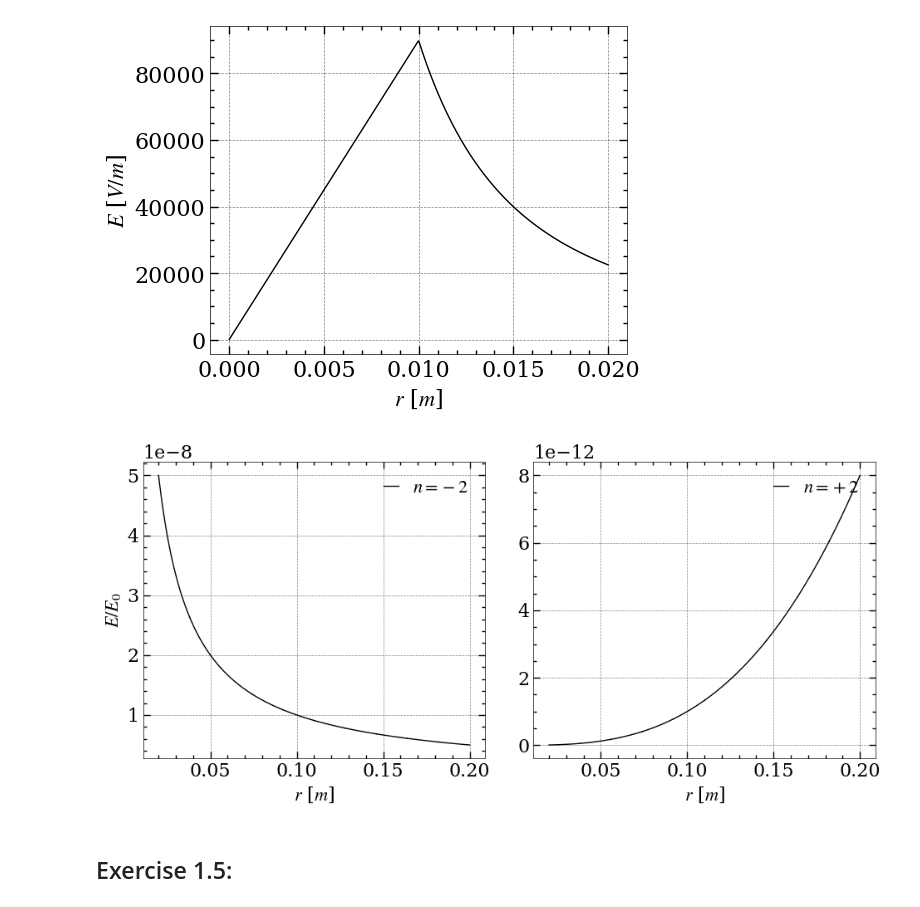
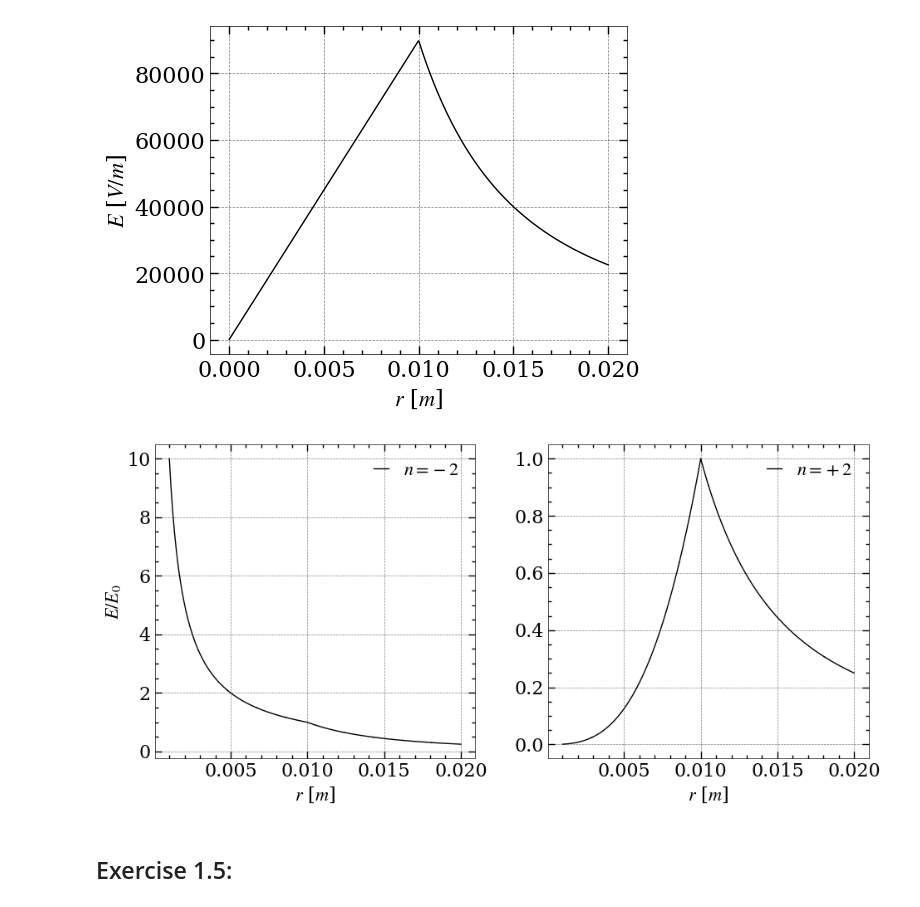
Before and after one commit to DimitrisKour/Classical-Electrodynamics---Subatomics-Master-s, a Jupyter notebook: Classical Electrodynamics - Jackson - Chapter 1 Problem Solutions.ipynb, the cells around one changed output. Drawn from its saved outputs; the diff is of its cells as text; code cells hidden in the pictures.

```diff
--- a/Classical Electrodynamics - Jackson - Chapter 1 Problem Solutions.ipynb
+++ b/Classical Electrodynamics - Jackson - Chapter 1 Problem Solutions.ipynb
@@ -131,35 +131,33 @@ plt.show()
 # %% [output]
 [figure]
 # %%
-r_vals = np.linspace(0.2, 2*a, 100000)
-
-q = 1 ; a = 1
+r_vals = np.linspace(1e-3, 2*a, 100000)
 
 # Compute for n = -2 and +2
 E_n_minus2 = E3_vec(r_vals, -2)
 E_n_plus2 = E3_vec(r_vals, 2)
 
-E_0 = q / (4*np.pi*e0*(a**2))
+E_0 = Q / (4*np.pi*e0*(a**2))
 
 # Create side-by-side subplots
 fig, axes = plt.subplots(1, 2, figsize=(10,5), tight_layout=True)
 
 # Left plot (n = -2)
 axes[0].plot(r_vals, E_n_minus2 / E_0, color='black', label=r"$n = -2$")
 #axes[0].set_yscale("log")
 axes[0].set_xlabel(r"$r$ [$m$]")
 axes[0].set_ylabel(r"$E/E_{0}$")
 axes[0].legend(frameon=False, loc="upper right", handlelength=0.8)
 
 # Right plot (n = +2)
 axes[1].plot(r_vals, E_n_plus2 / E_0, color='black', label=r"$n = +2$")
 axes[1].set_xlabel(r"$r$ [$m$]")
 axes[1].legend(frameon=False, loc="upper right", handlelength=0.8)
 
 plt.savefig("03.png", dpi=200)
 plt.show()
 # %% [output]
-[figure, old version]
+[figure, new version]
 # %% [markdown]
 ## Exercise 1.5:
 # %% [markdown]
```
